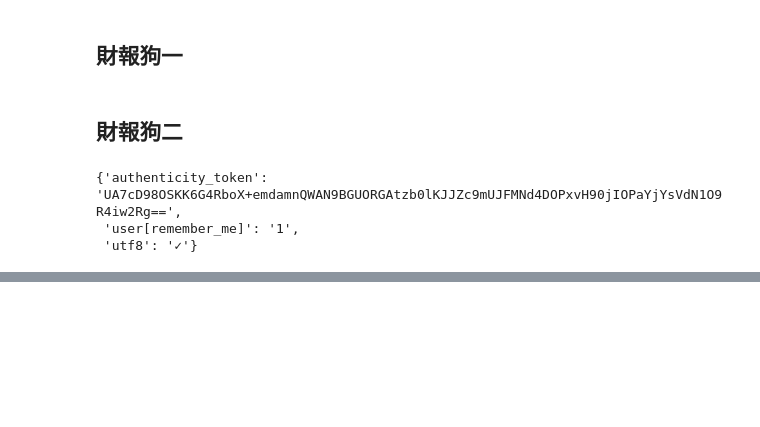
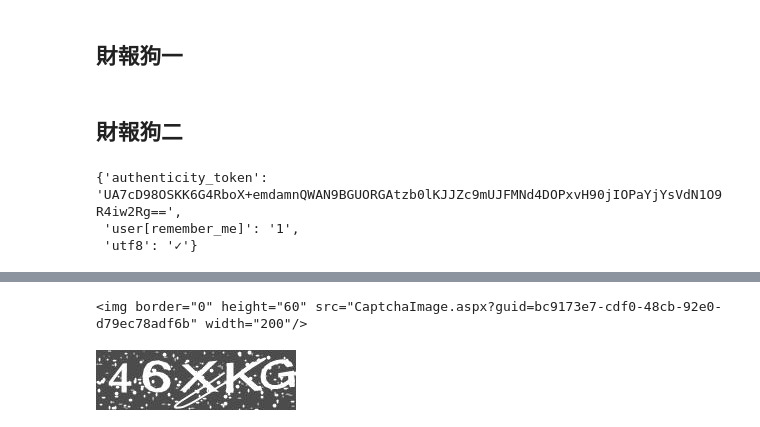
Before and after one commit to ywchiu/chinalife, a Jupyter notebook: Demo20181017.ipynb, the cells around one changed output, grey strips where cells are left out. Drawn from its saved outputs; the diff is of its cells as text; code cells hidden in the pictures; blank space fills up the shorter version.

```diff
--- a/Demo20181017.ipynb
+++ b/Demo20181017.ipynb
@@ -590,0 +676,4 @@ res3 = rs.get('https://statementdog.com/users/account')
+# %%
+soup.select_one('#Panel_bshtm img')
+# %% [output]
+<img border="0" height="60" src="CaptchaImage.aspx?guid=bc9173e7-cdf0-48cb-92e0-d79ec78adf6b" width="200"/>
@@ -590,0 +685,5 @@ res3 = rs.get('https://statementdog.com/users/account')
+# %%
+from PIL import Image
+Image.open('captcha.jpg')
+# %% [output]
+[figure, added]
```
Also changed, not shown: parts of 25 cells of this notebook.
